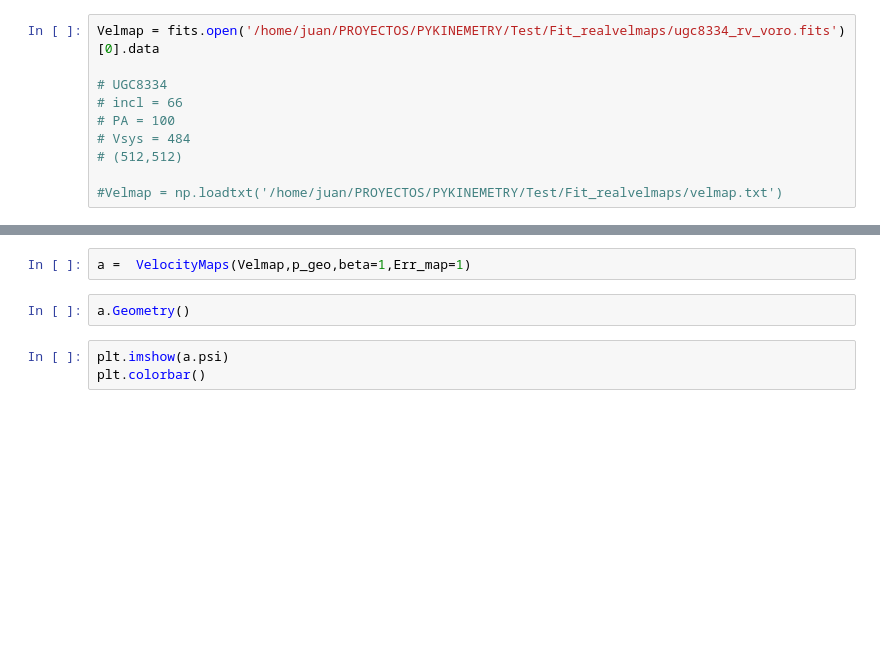
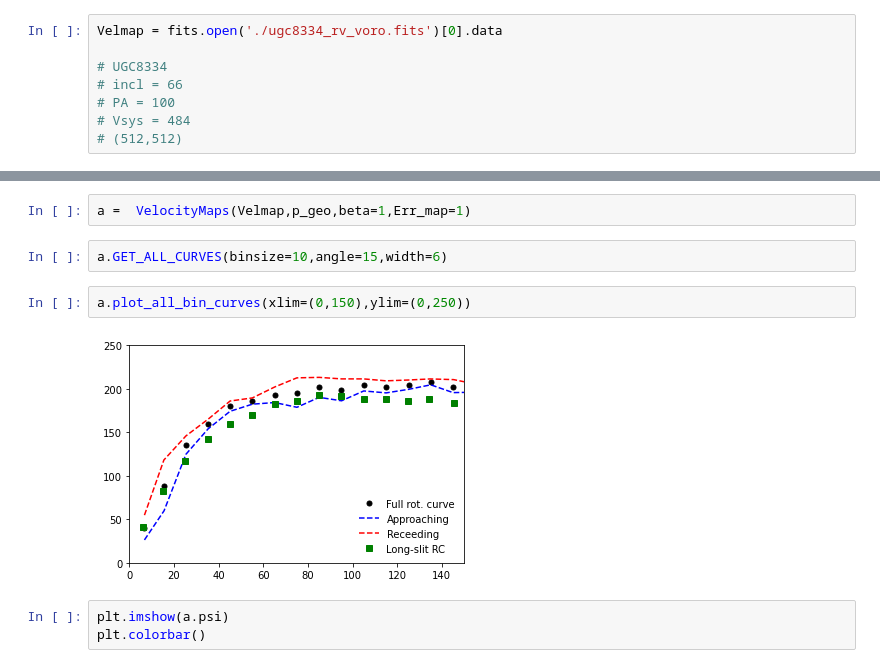
Before and after one commit to juan-pineda/PYKINEMETRY, a Jupyter notebook: pykinemetry/Testing_Spider_class.ipynb, the cells around one changed output, grey strips where cells are left out. Drawn from its saved outputs; the diff is of its cells as text; blank space fills up the shorter version.

```diff
--- a/pykinemetry/Testing_Spider_class.ipynb
+++ b/pykinemetry/Testing_Spider_class.ipynb
@@ -4,12 +4,10 @@ from astropy.io import fits
 import matplotlib.pyplot as plt
 from aranha_maps_class import VelocityMaps
 # %%
-Velmap = fits.open('/home/juan/PROYECTOS/PYKINEMETRY/Test/Fit_realvelmaps/ugc8334_rv_voro.fits')[0].data
+Velmap = fits.open('./ugc8334_rv_voro.fits')[0].data
 
 # UGC8334
 # incl = 66
 # PA = 100
 # Vsys = 484
 # (512,512)
-
-#Velmap = np.loadtxt('/home/juan/PROYECTOS/PYKINEMETRY/Test/Fit_realvelmaps/velmap.txt')
@@ -26,8 +19,12 @@ Vsys = 484
 p_geo = [psi0,i0,X0,Y0,Vsys]
 # %%
 a =  VelocityMaps(Velmap,p_geo,beta=1,Err_map=1)
-# %%
-a.Geometry()
+# %%
+a.GET_ALL_CURVES(binsize=10,angle=15,width=6)
+# %%
+a.plot_all_bin_curves(xlim=(0,150),ylim=(0,250))
+# %% [output]
+[figure, added]
 # %%
 plt.imshow(a.psi)
 plt.colorbar()
```
Also changed, not shown: parts of 19 cells of this notebook, 2 other files.
